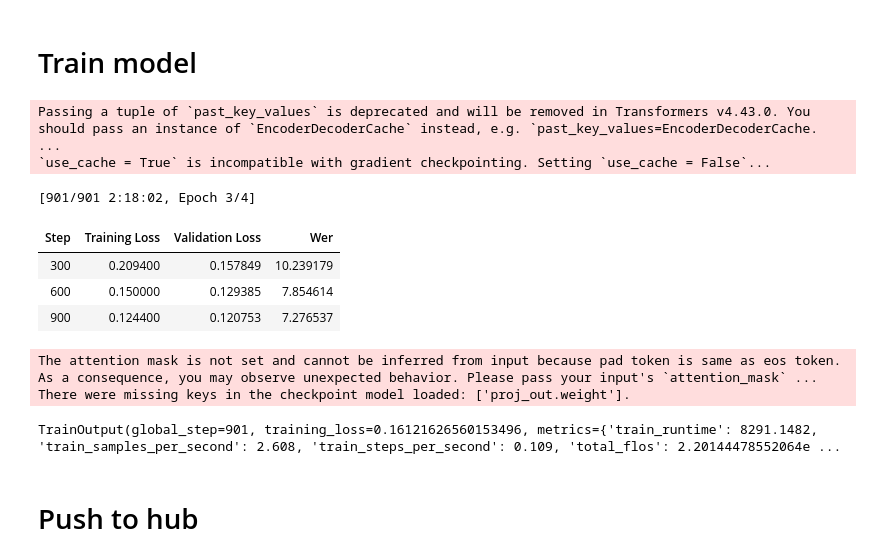
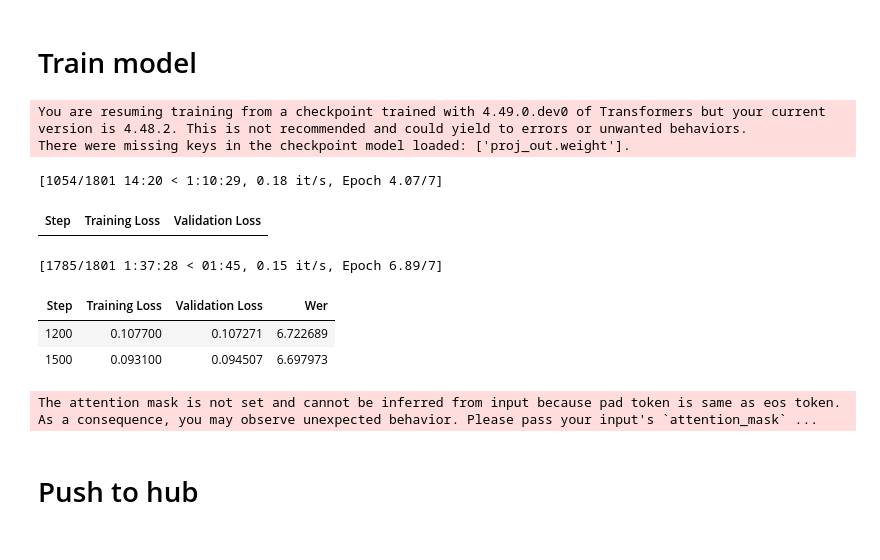
Before and after one commit to beinghorizontal/wav2vec2, a Jupyter notebook: finetune_crossdelenna_medium_cross_en.ipynb, the cells around one changed output. Drawn from its saved outputs; the diff is of its cells as text; code cells hidden in the pictures.

```diff
--- a/finetune_crossdelenna_medium_cross_en.ipynb
+++ b/finetune_crossdelenna_medium_cross_en.ipynb
@@ -73,7 +73,11 @@ timit_test = timit["train"].select(range(num_test_rows))
 # %% [markdown]
 # Load Whisper components from Hugging Face Hub
 # %%
-feature_extractor = WhisperFeatureExtractor.from_pretrained("crossdelenna/whisper_med_alex.en")
-tokenizer = WhisperTokenizer.from_pretrained("crossdelenna/whisper_med_alex.en", language="English", task="transcribe")
-processor = WhisperProcessor.from_pretrained("crossdelenna/whisper_med_alex.en", language="English", task="transcribe")
+# feature_extractor = WhisperFeatureExtractor.from_pretrained("crossdelenna/whisper_med_alex.en")
+# tokenizer = WhisperTokenizer.from_pretrained("crossdelenna/whisper_med_alex.en", language="English", task="transcribe")
+# processor = WhisperProcessor.from_pretrained("crossdelenna/whisper_med_alex.en", language="English", task="transcribe")
+feature_extractor = WhisperFeatureExtractor.from_pretrained("openai/whisper-medium.en")
+tokenizer = WhisperTokenizer.from_pretrained("openai/whisper-medium.en", language="English", task="transcribe")
+processor = WhisperProcessor.from_pretrained("openai/whisper-medium.en", language="English", task="transcribe")
+
 model = WhisperForConditionalGeneration.from_pretrained("crossdelenna/whisper_med_alex.en")
@@ -168,3 +195,22 @@ Trainable parameters: 111888384
 Percentage of trainable parameters: 14.65%
 # %% [markdown]
 # Training arguments
+# %%
+# Define the checkpoint path
+checkpoint_path = "/content/whisper_med_alex.en/last-checkpoint"  # Replace with the actual checkpoint folder name
+import json
+# Read the trainer_state.json file
+trainer_state_file = os.path.join(checkpoint_path, "trainer_state.json")
+with open(trainer_state_file, "r") as f:
+    trainer_state = json.load(f)
+
+# Extract the global step
+global_step = trainer_state["global_step"]
+print(f"Global step at the last checkpoint: {global_step}")
+
+# Define the additional steps
+additional_steps = 901
+
+# Calculate the new maximum training steps
+new_max_steps = global_step + additional_steps
+print(f"New maximum training steps: {new_max_steps}")
@@ -175,7 +224,7 @@ training_args = Seq2SeqTrainingArguments(
     gradient_accumulation_steps=1,
     learning_rate=1e-5,
     warmup_steps=10,
-    max_steps=901,
+    max_steps=new_max_steps,
     gradient_checkpointing=True,
     fp16=True,
     evaluation_strategy="steps",
@@ -209,14 +258,21 @@ training_args = Seq2SeqTrainingArguments(
 # Custom Seq2SeqTrainer to use sampled validation subset. Default random sample size is 300 from test data for faster evaluation at each eval_steps.
 # %%
 # Function to sample a subset of the validation data
+import random
+
 def sample_validation_data(dataset, sample_size=300, seed=42):
     return dataset.shuffle(seed=seed).select(range(sample_size))
 
 class CustomSeq2SeqTrainer(Seq2SeqTrainer):
     def evaluate(self, eval_dataset=None, ignore_keys=None, metric_key_prefix="eval"):
+        # Generate a new random seed for each evaluation step
+        random_seed = random.randint(0, 1000)  # You can adjust the range as needed
+
         # Sample a smaller validation subset if it's an evaluation step
         if self.state.global_step % self.args.eval_steps == 0:
-            eval_dataset = sample_validation_data(self.eval_dataset, sample_size=300)
+            eval_dataset = sample_validation_data(self.eval_dataset, sample_size=300, seed=random_seed)
+        elif eval_dataset is None:
+            eval_dataset = self.eval_dataset
         else:
             eval_dataset = self.eval_dataset
         # Call the parent class's evaluate method with the modified eval_dataset
@@ -246,20 +302,19 @@ tokenizer.save_pretrained(training_args.output_dir)
 # %% [markdown]
 # Train model
 # %%
-checkpoint_path = "./whisper_med_alex.en/last-checkpoint"  # Specify the path to the checkpoint
+checkpoint_path = "/content/whisper_med_alex.en/last-checkpoint"  # Specify the path to the checkpoint
 
 trainer.train(resume_from_checkpoint=checkpoint_path)
 # %% [output]
-Passing a tuple of `past_key_values` is deprecated and will be removed in Transformers v4.43.0. You should pass an instance of `EncoderDecoderCache` instead, e.g. `past_key_values=EncoderDecoderCache. ...
-`use_cache = True` is incompatible with gradient checkpointing. Setting `use_cache = False`...
+You are resuming training from a checkpoint trained with 4.49.0.dev0 of Transformers but your current version is 4.48.2. This is not recommended and could yield to errors or unwanted behaviors.
+There were missing keys in the checkpoint model loaded: ['proj_out.weight'].
-[901/901 2:18:02, Epoch 3/4]
+[1054/1801 14:20 < 1:10:29, 0.18 it/s, Epoch 4.07/7]
-| Step | Training Loss | Validation Loss | Wer |
-| 300 | 0.209400 | 0.157849 | 10.239179 |
-| 600 | 0.150000 | 0.129385 | 7.854614 |
-| 900 | 0.124400 | 0.120753 | 7.276537 |
+| Step | Training Loss | Validation Loss |
-The attention mask is not set and cannot be inferred from input because pad token is same as eos token. As a consequence, you may observe unexpected behavior. Please pass your input's `attention_mask` ...
-There were missing keys in the checkpoint model loaded: ['proj_out.weight'].
+[1785/1801 1:37:28 < 01:45, 0.15 it/s, Epoch 6.89/7]
+| Step | Training Loss | Validation Loss | Wer |
+| 1200 | 0.107700 | 0.107271 | 6.722689 |
+| 1500 | 0.093100 | 0.094507 | 6.697973 |
-TrainOutput(global_step=901, training_loss=0.16121626560153496, metrics={'train_runtime': 8291.1482, 'train_samples_per_second': 2.608, 'train_steps_per_second': 0.109, 'total_flos': 2.20144478552064e ...
+The attention mask is not set and cannot be inferred from input because pad token is same as eos token. As a consequence, you may observe unexpected behavior. Please pass your input's `attention_mask` ...
 # %% [markdown]
 # Push to hub
 # %%
```
Also changed, not shown: parts of 3 cells of this notebook.
